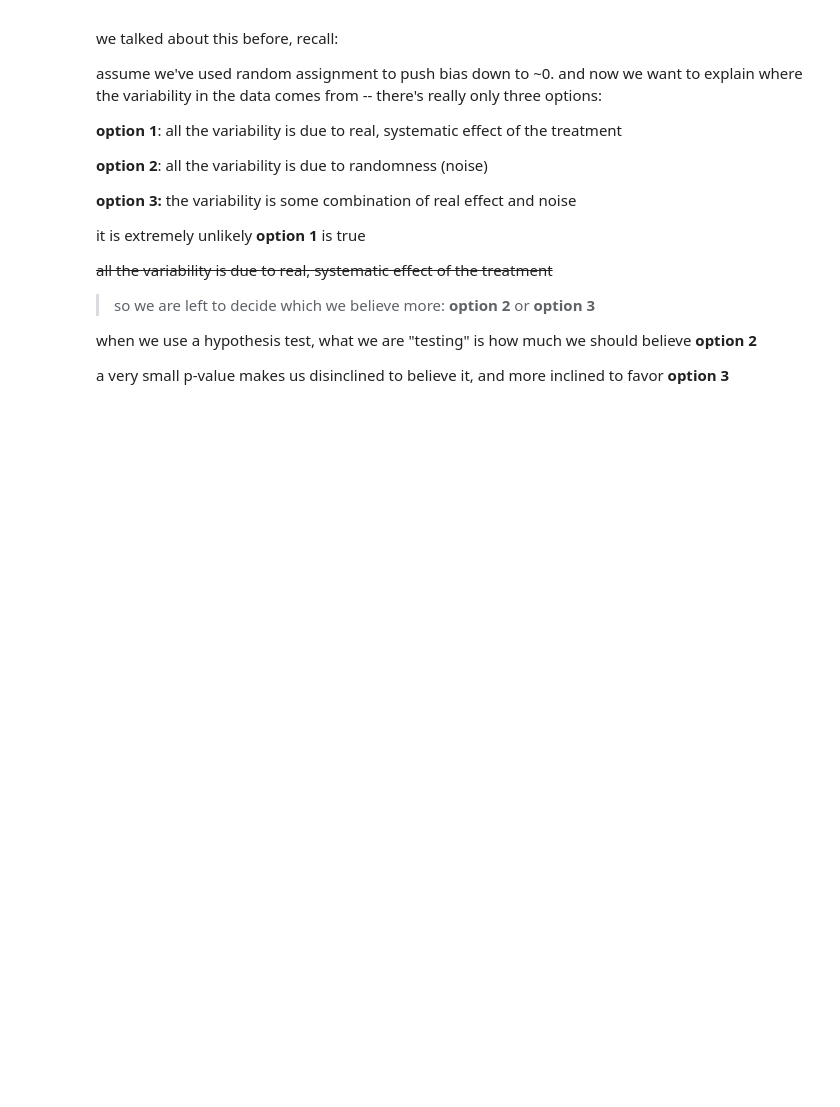
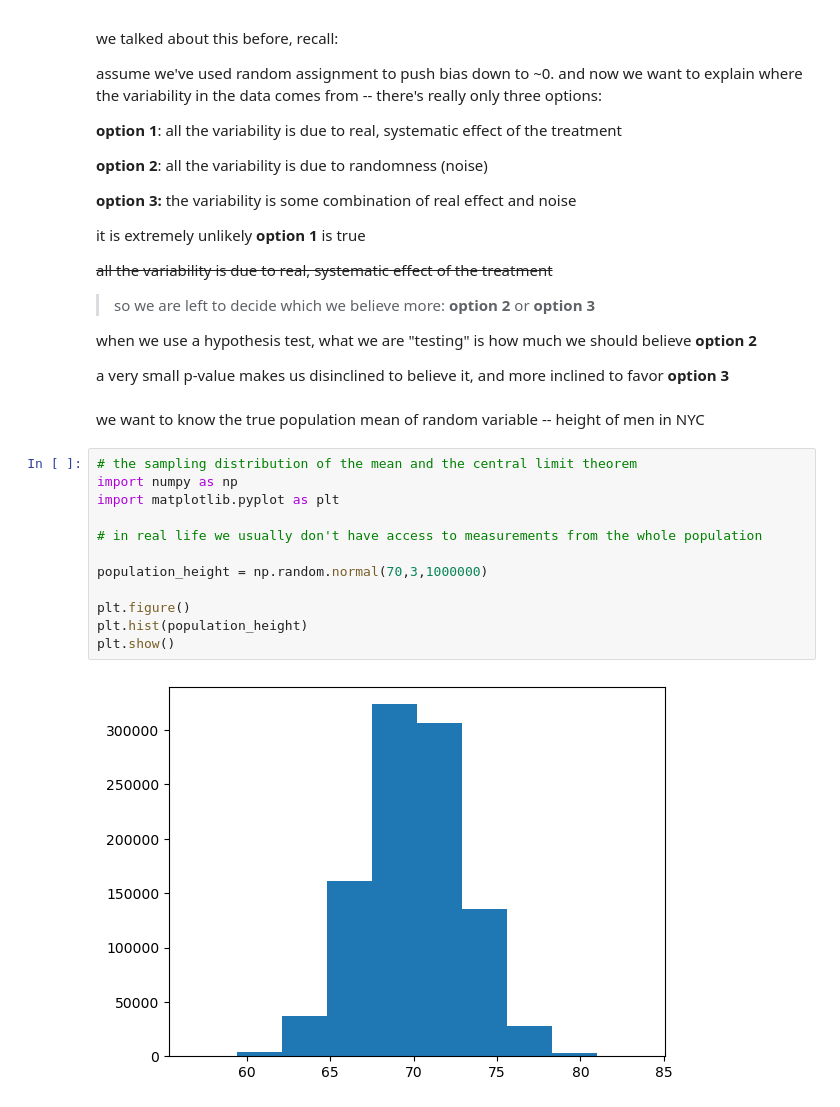
Before and after one commit to project-palooza/causal_inference, a Jupyter notebook: notebooks/variance.ipynb, the cells around one changed output. Cells and saved outputs as stored; diff of their text form; blank space fills up the shorter version.

```diff
--- a/notebooks/variance.ipynb
+++ b/notebooks/variance.ipynb
@@ -62,3 +66,19 @@ it is extremely unlikely **option 1** is true
 when we use a hypothesis test, what we are "testing" is how much we should believe **option 2**
 
 a very small p-value makes us disinclined to believe it, and more inclined to favor **option 3**
+# %% [markdown]
+we want to know the true population mean of random variable -- height of men in NYC
+# %%
+# the sampling distribution of the mean and the central limit theorem
+import numpy as np
+import matplotlib.pyplot as plt
+
+# in real life we usually don't have access to measurements from the whole population
+
+population_height = np.random.normal(70,3,1000000)
+
+plt.figure()
+plt.hist(population_height)
+plt.show()
+# %% [output]
+[figure, added]
```
Also changed, not shown: parts of 11 cells of this notebook.
